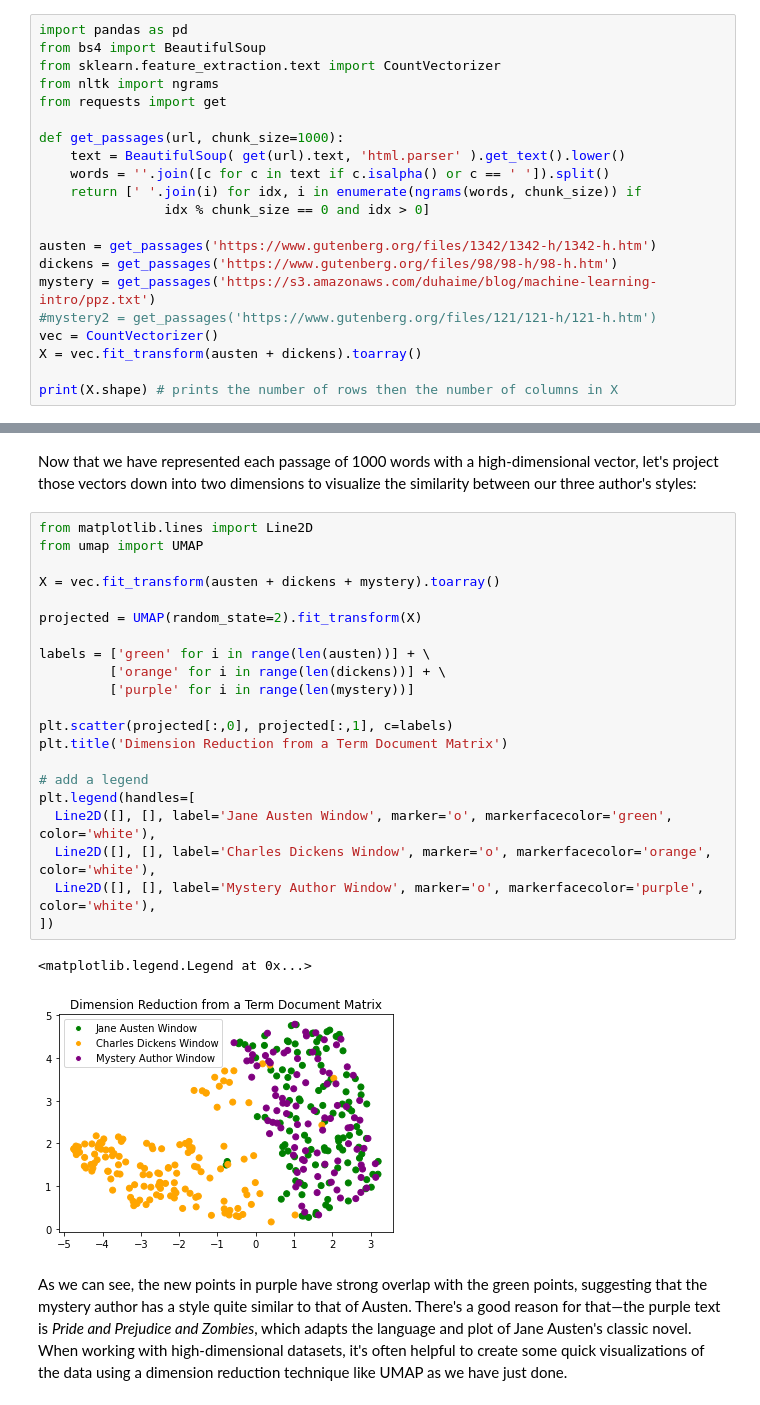
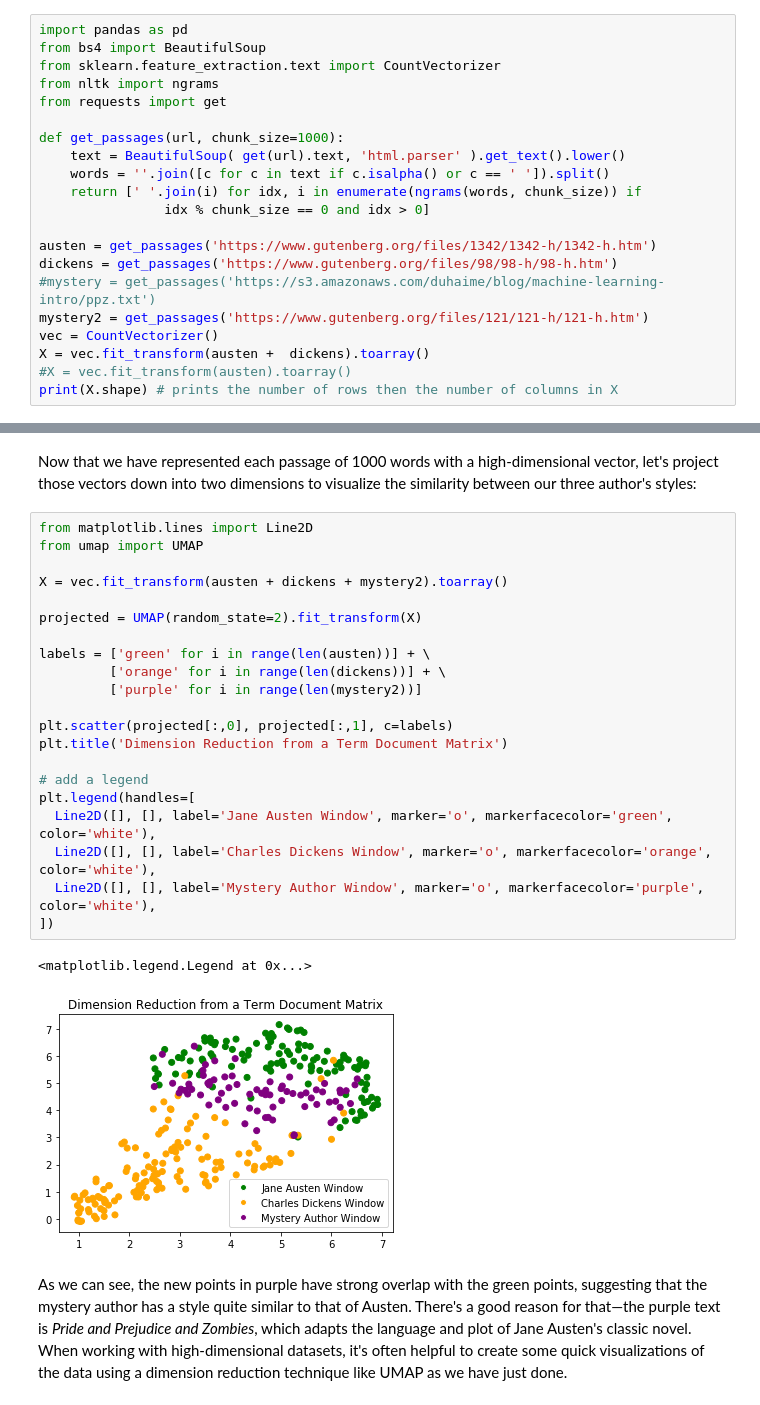
Before and after one commit to marivifs-teaching/python-class, a Jupyter notebook: lectures/11-machine-learning/Introduction/machine-learning.ipynb, the cells around one changed output, grey strips where cells are left out. Saved outputs shown, nothing was run; the diff lists cells and outputs as text.

```diff
--- a/lectures/11-machine-learning/Introduction/machine-learning.ipynb
+++ b/lectures/11-machine-learning/Introduction/machine-learning.ipynb
@@ -230,10 +232,10 @@ def get_passages(url, chunk_size=1000):
 
 austen = get_passages('https://www.gutenberg.org/files/1342/1342-h/1342-h.htm')
 dickens = get_passages('https://www.gutenberg.org/files/98/98-h/98-h.htm')
-mystery = get_passages('https://s3.amazonaws.com/duhaime/blog/machine-learning-intro/ppz.txt')
-#mystery2 = get_passages('https://www.gutenberg.org/files/121/121-h/121-h.htm')
+#mystery = get_passages('https://s3.amazonaws.com/duhaime/blog/machine-learning-intro/ppz.txt')
+mystery2 = get_passages('https://www.gutenberg.org/files/121/121-h/121-h.htm')
 vec = CountVectorizer()
-X = vec.fit_transform(austen + dickens).toarray()
-
+X = vec.fit_transform(austen +  dickens).toarray()
+#X = vec.fit_transform(austen).toarray()
 print(X.shape) # prints the number of rows then the number of columns in X
 # %% [output]
@@ -247,27 +249,27 @@ Now that we have represented each passage of 1000 words with a high-dimensional
 # %%
 from matplotlib.lines import Line2D
 from umap import UMAP
 
-X = vec.fit_transform(austen + dickens + mystery).toarray()
+X = vec.fit_transform(austen + dickens + mystery2).toarray()
 
 projected = UMAP(random_state=2).fit_transform(X)
 
 labels = ['green' for i in range(len(austen))] + \
          ['orange' for i in range(len(dickens))] + \
-         ['purple' for i in range(len(mystery))]
+         ['purple' for i in range(len(mystery2))]
 
 plt.scatter(projected[:,0], projected[:,1], c=labels)
 plt.title('Dimension Reduction from a Term Document Matrix')
 
 # add a legend
 plt.legend(handles=[
   Line2D([], [], label='Jane Austen Window', marker='o', markerfacecolor='green', color='white'),
   Line2D([], [], label='Charles Dickens Window', marker='o', markerfacecolor='orange', color='white'),
   Line2D([], [], label='Mystery Author Window', marker='o', markerfacecolor='purple', color='white'),
 ])
 # %% [output]
 <matplotlib.legend.Legend at 0x...>
-[figure, old version]
+[figure, new version]
 # %% [markdown]
 As we can see, the new points in purple have strong overlap with the green points, suggesting that the mystery author has a style quite similar to that of Austen. There's a good reason for that&mdash;the purple text is <i>Pride and Prejudice and Zombies</i>, which adapts the language and plot of Jane Austen's classic novel. When working with high-dimensional datasets, it's often helpful to create some quick visualizations of the data using a dimension reduction technique like UMAP as we have just done.
 # %% [markdown]
```
Also changed, not shown: parts of 5 cells of this notebook, 1 other file.
